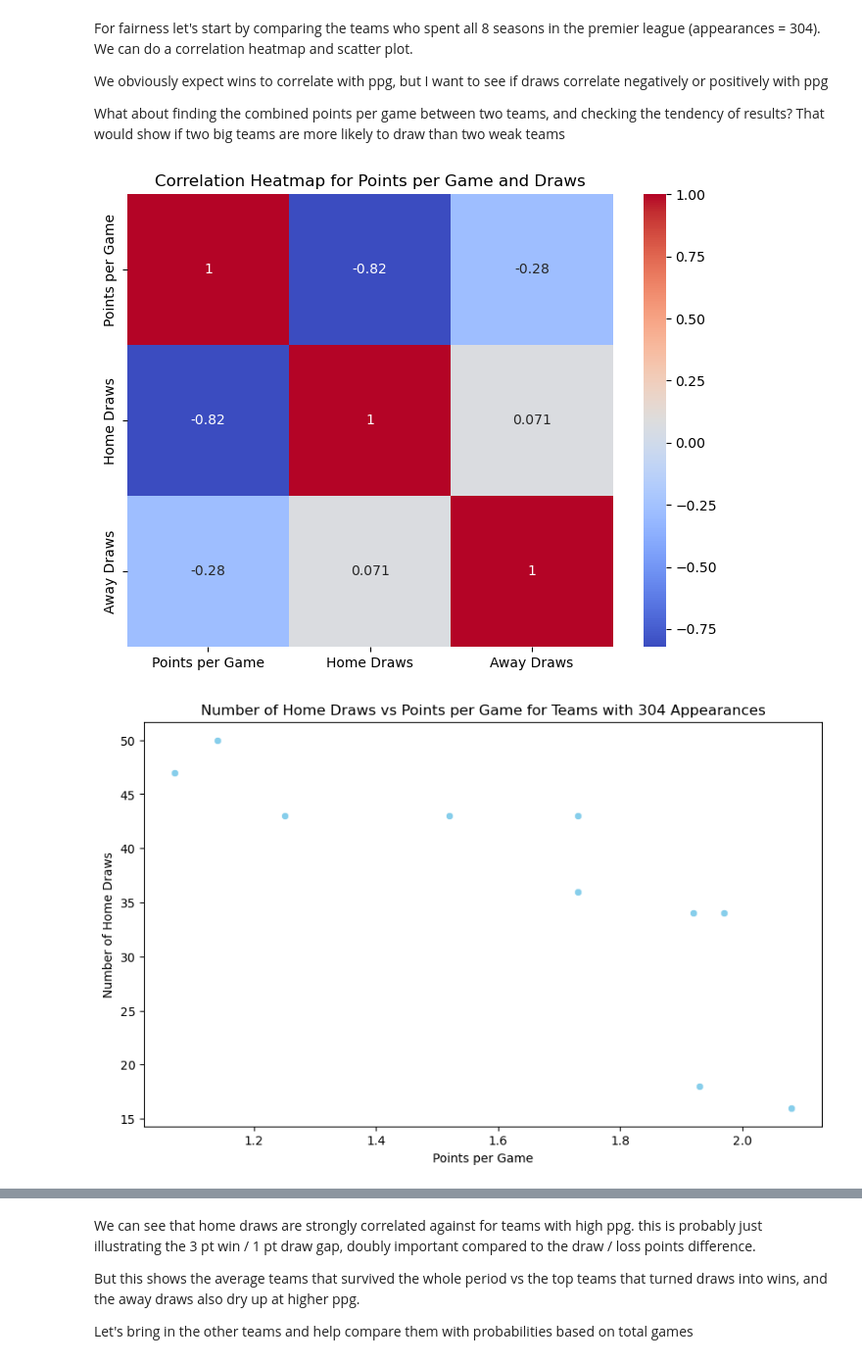
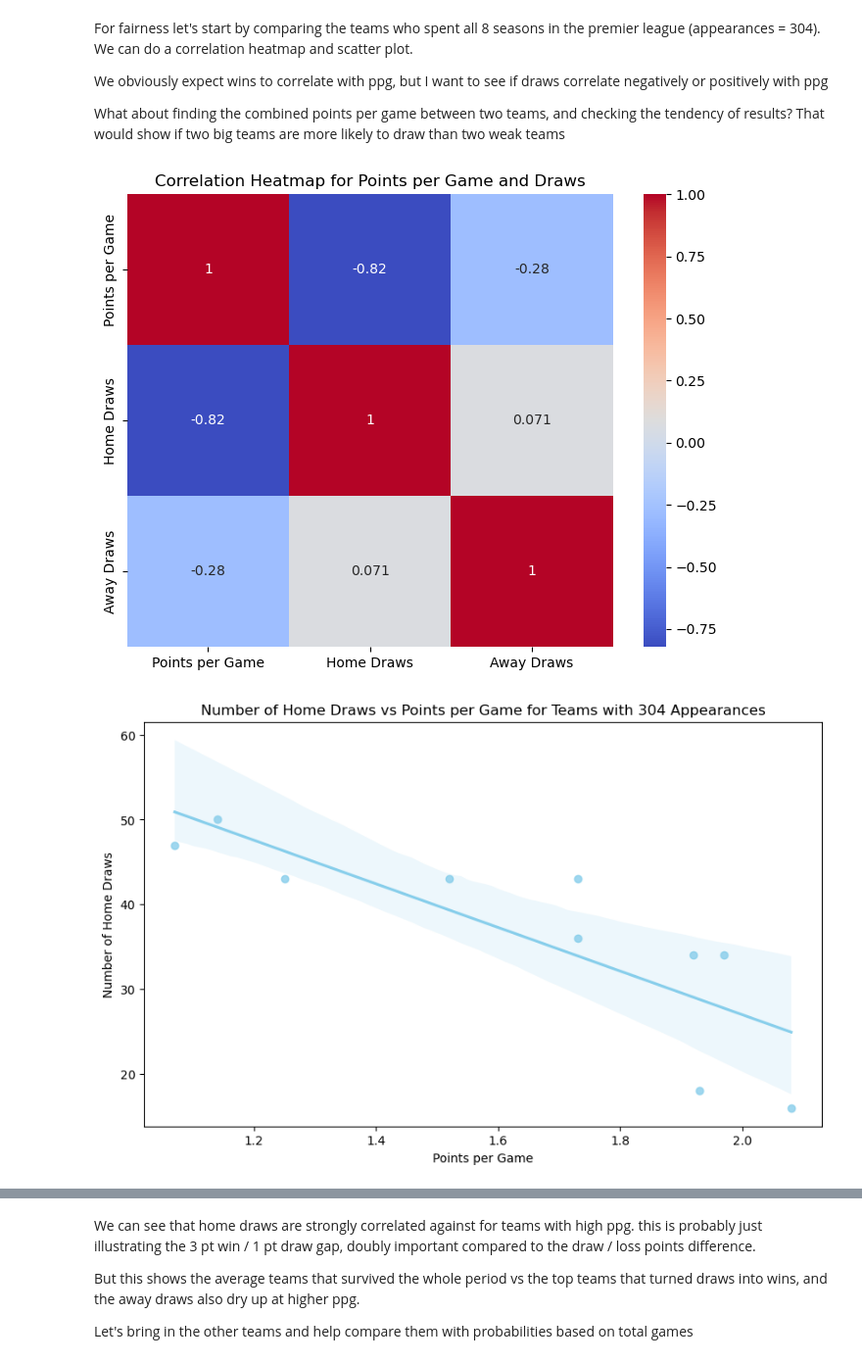
Before and after one commit to tjjdoherty/football-project-mvp, a Jupyter notebook: intro_clean_eda.ipynb, the cells around one changed output, grey strips where cells are left out. Shown at 98% size. Cells and saved outputs as stored; diff of their text form; code cells hidden in the pictures.

```diff
--- a/intro_clean_eda.ipynb
+++ b/intro_clean_eda.ipynb
@@ -1100,29 +1100,30 @@ What about finding the combined points per game between two teams, and checking
 # %%
 # create a subset of pl_points with only teams with 304 appearances
 pl_points_304 = pl_points[pl_points['Appearances'] == 304]
 
 # correlation heatmap of pl_points_304 with Points per Game, Home Draws, and Away Draws
 plt.figure(figsize=(8, 6))
 sns.heatmap(pl_points_304[['Points per Game', 'Home Draws', 'Away Draws']].corr(), annot=True, cmap='coolwarm')
 plt.title('Correlation Heatmap for Points per Game and Draws')
 plt.show()
 
 
-# plot the number of home draws, against points per game
+# plot the number of home draws, against points per game, add trendline
 plt.figure(figsize=(10, 6))
-sns.scatterplot(data=pl_points_304, x='Points per Game', y='Home Draws', color='skyblue')
+sns.regplot(data=pl_points_304, x='Points per Game', y='Home Draws', color='skyblue')
 plt.title('Number of Home Draws vs Points per Game for Teams with 304 Appearances')
 plt.xlabel('Points per Game')
 plt.ylabel('Number of Home Draws')
 plt.show()
 
-# plot the number of away draws combined, against points per game
+
+# plot the number of away draws combined, against points per game, add trendline
 plt.figure(figsize=(10, 6))
-sns.scatterplot(data=pl_points_304, x='Points per Game', y='Away Draws', color='skyblue')
+sns.regplot(data=pl_points_304, x='Points per Game', y='Away Draws', color='skyblue')
 plt.title('Number of Away Draws vs Points per Game for Teams with 304 Appearances')
 plt.xlabel('Points per Game')
 plt.ylabel('Number of Away Draws')
 plt.show()
 # %% [output]
 [figure]
-[figure, old version]
+[figure, new version]
```
Also changed, not shown: parts of 13 cells of this notebook, 2 other files.
